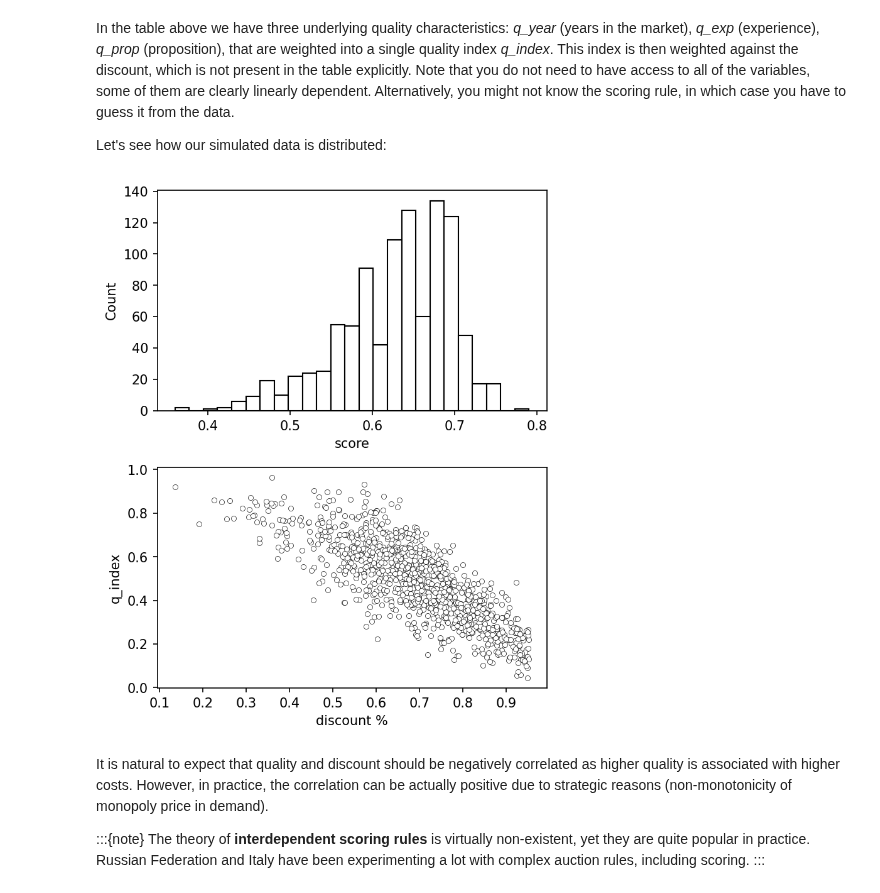
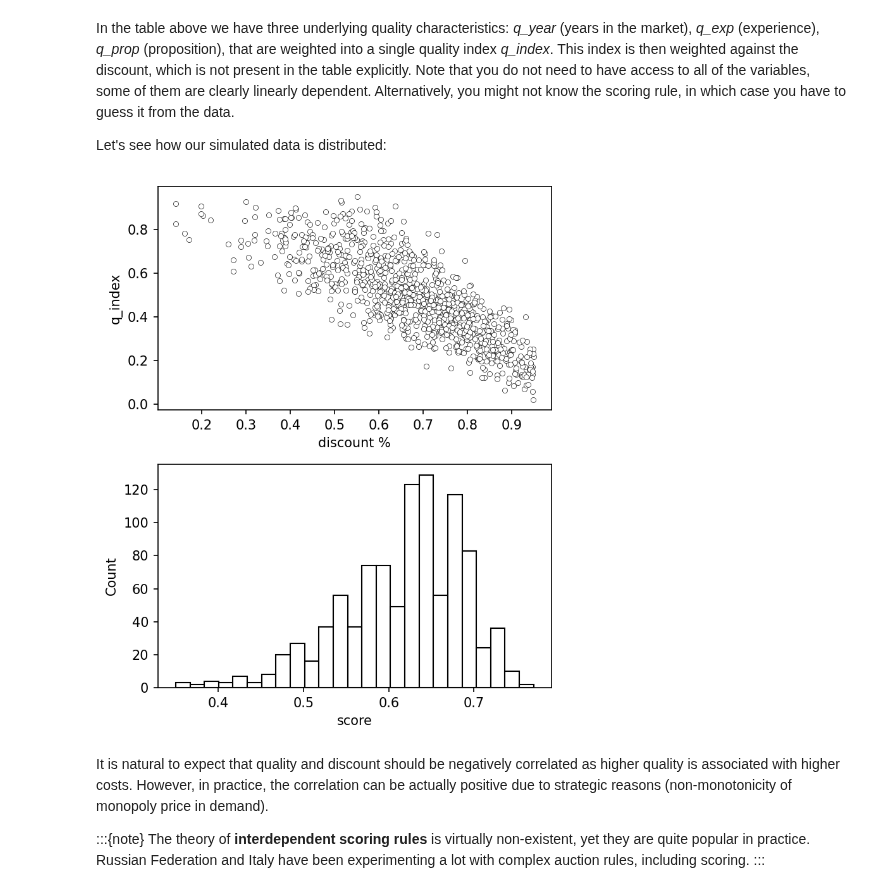
Before and after one commit to pandreyanov/pashas_auction_lectures, a Jupyter notebook: general ideas.ipynb, the cells around one changed output. Drawn from its saved outputs; the diff is of its cells as text; code cells hidden in the pictures.

```diff
--- a/general ideas.ipynb
+++ b/general ideas.ipynb
@@ -1 +3,9 @@
+# %%
+options_scatter = {'s':15, 'color':'white', 'edgecolor':'black'}
+options_hist = {'color':'white', 'bins':25, 'edgecolor':'black'}
+
+def publish(fig):
+    fig.set_size_inches(5, 6)
+    fig.set_dpi(150)
+    plt.tight_layout()
 # %% [markdown]
@@ -74,21 +81,17 @@ Let's see how our simulated data is distributed:
 # %%
 import seaborn as sb
 import matplotlib.pyplot as plt
 
 fig, (ax1, ax2) = plt.subplots(2,1)
 
 df['discount %'] = (df.reserve - df.bid)/df.reserve
-options_1 = {'s':15, 'color':'white', 'ax':ax2, 'edgecolor':'black'}
-options_2 = {'color':'white', 'ax':ax1, 'bins':25}
 
-sb.scatterplot(x = 'discount %', y = 'q_index', data = df, **options_1);
-sb.histplot(df.score, **options_2);
+sb.scatterplot(x = 'discount %', y = 'q_index', data = df, ax = ax1, **options_scatter);
+sb.histplot(df.score, ax = ax2, **options_hist);
 
-fig.set_size_inches(5, 6, forward=True)
-fig.set_dpi(150)
-plt.tight_layout()
+publish(fig)
 # %% [output]
-[figure, old version]
+[figure, new version]
 # %% [markdown]
 It is natural to expect that quality and discount should be negatively correlated as higher quality is associated with higher costs. However, in practice, the correlation can be actually positive due to strategic reasons (non-monotonicity of monopoly price in demand).
 
```
Also changed, not shown: parts of 3 cells of this notebook, 4 other files.
